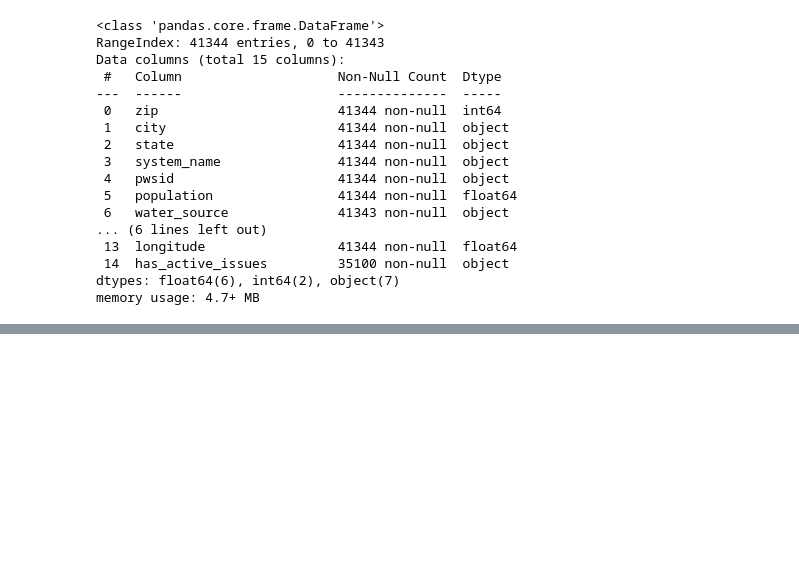
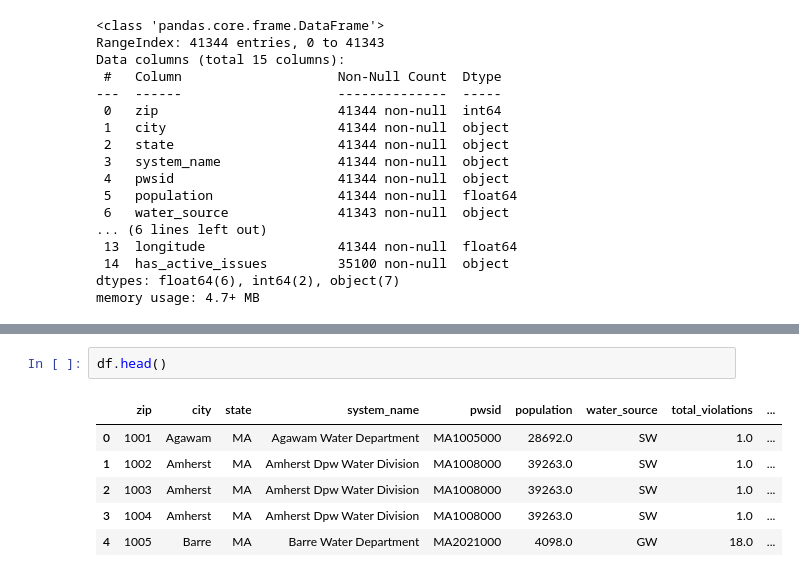
Before and after one commit to maru-sahil/FTI_project_Maru, a Jupyter notebook: Untitled0.ipynb, the cells around one changed output, grey strips where cells are left out. Drawn from its saved outputs; the diff is of its cells as text; blank space fills up the shorter version.

```diff
--- a/Untitled0.ipynb
+++ b/Untitled0.ipynb
@@ -72,3 +67,12 @@ df.describe()
 | 50% | 49049.000000 | 7.809500e+03 | 1.000000 | 0.000000 | 0.000000 | 0.000000 | ... |
 | 75% | 73103.250000 | 9.534500e+04 | 6.000000 | 1.000000 | 2.000000 | 1.000000 | ... |
 | max | 99950.000000 | 8.271000e+06 | 292.000000 | 97.000000 | 189.000000 | 8.000000 | ... |
+# %%
+df.head()
+# %% [output]
+|  | zip | city | state | system_name | pwsid | population | water_source | total_violations | ... |
+| 0 | 1001 | Agawam | MA | Agawam Water Department | MA1005000 | 28692.0 | SW | 1.0 | ... |
+| 1 | 1002 | Amherst | MA | Amherst Dpw Water Division | MA1008000 | 39263.0 | SW | 1.0 | ... |
+| 2 | 1003 | Amherst | MA | Amherst Dpw Water Division | MA1008000 | 39263.0 | SW | 1.0 | ... |
+| 3 | 1004 | Amherst | MA | Amherst Dpw Water Division | MA1008000 | 39263.0 | SW | 1.0 | ... |
+| 4 | 1005 | Barre | MA | Barre Water Department | MA2021000 | 4098.0 | GW | 18.0 | ... |
```
Also changed, not shown: parts of 2 cells of this notebook.
